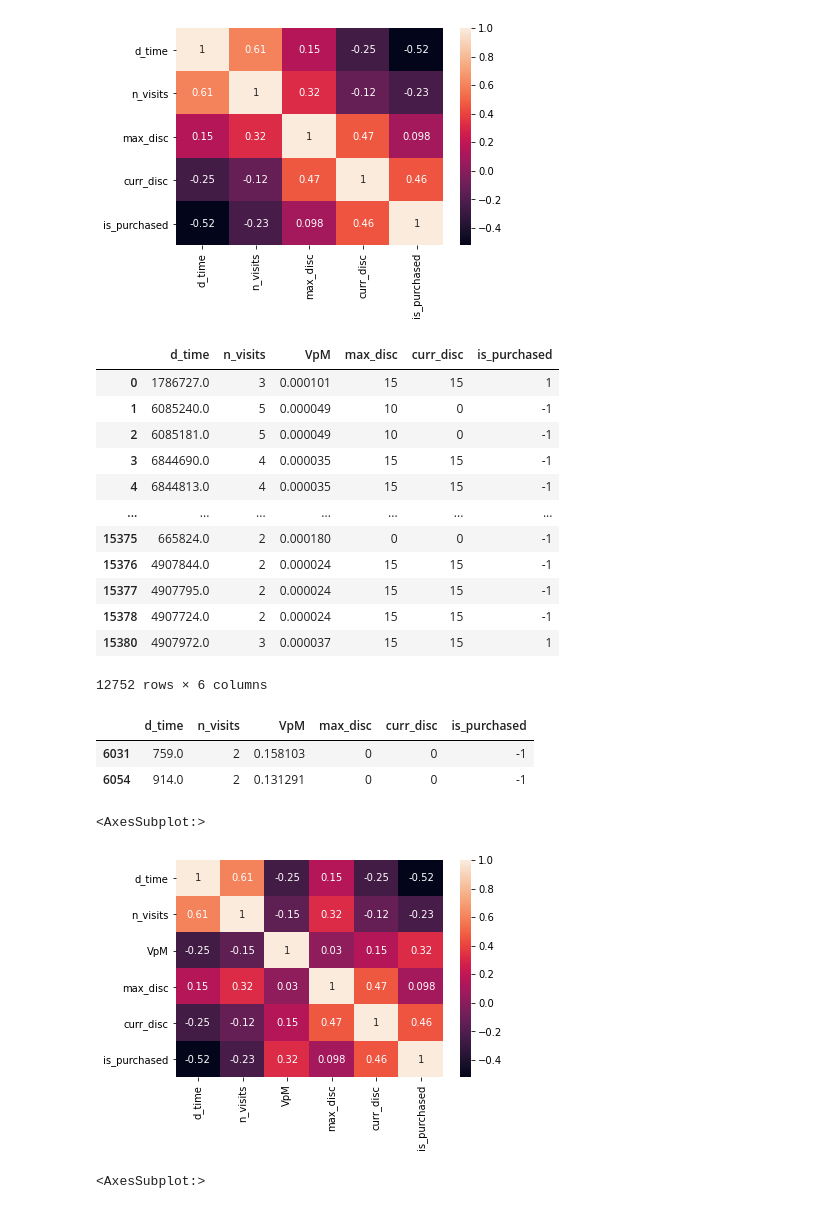
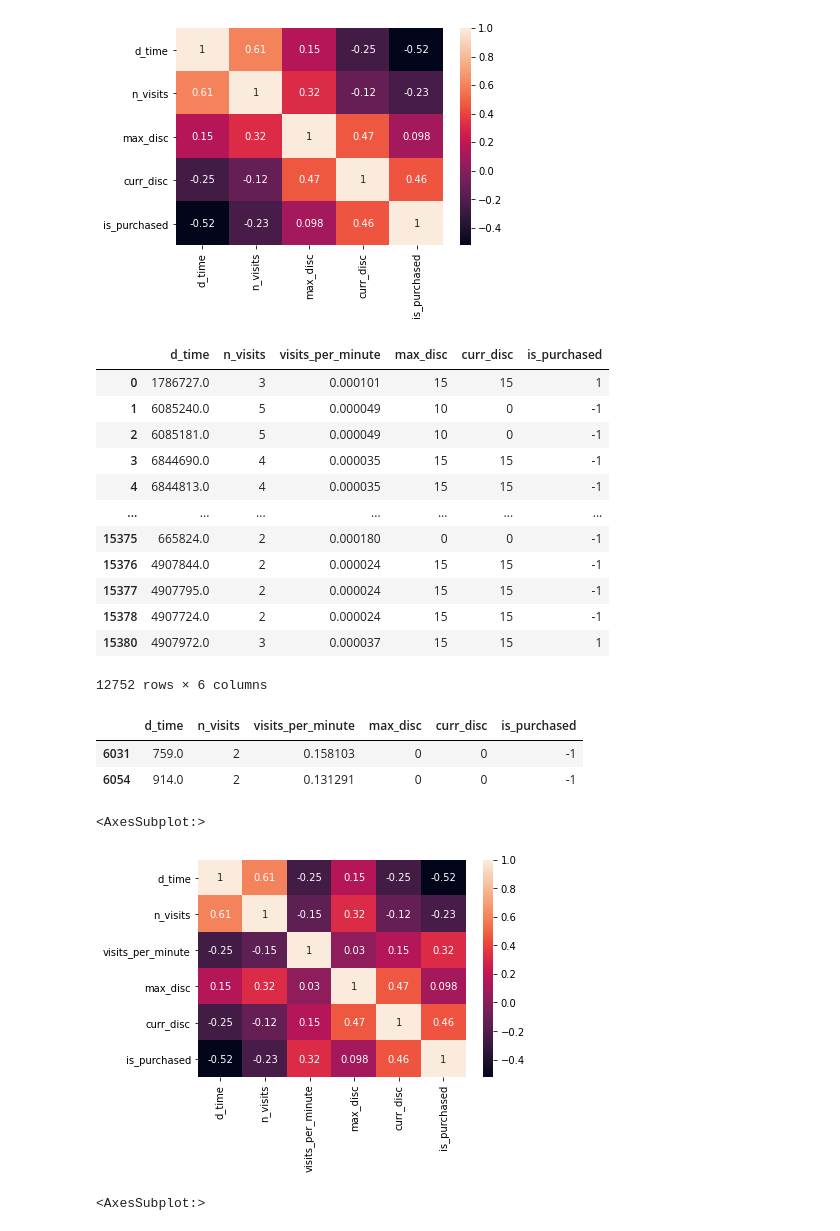
Before and after one commit to tiskus333/AI_discount_predicition, a Jupyter notebook: data_analysis_2.ipynb, the cells around one changed output. Saved outputs shown, nothing was run; the diff lists cells and outputs as text; code cells hidden in the pictures.

```diff
--- a/data_analysis_2.ipynb
+++ b/data_analysis_2.ipynb
@@ -285,11 +285,11 @@ sns.heatmap(df.corr(),annot = True)
 # %%
 visits_per_minute = df.n_visits / df.d_time * 60
 df2 = df.copy(True)
-df2.insert(2,"VpM",visits_per_second,True)
+df2.insert(2,"visits_per_minute",visits_per_minute,True)
 # %%
 df2
 # %% [output]
-|  | d_time | n_visits | VpM | max_disc | curr_disc | is_purchased |
+|  | d_time | n_visits | visits_per_minute | max_disc | curr_disc | is_purchased |
 | 0 | 1786727.0 | 3 | 0.000101 | 15 | 15 | 1 |
 | 1 | 6085240.0 | 5 | 0.000049 | 10 | 0 | -1 |
 | 2 | 6085181.0 | 5 | 0.000049 | 10 | 0 | -1 |
@@ -303,16 +303,17 @@ df2
 | 15380 | 4907972.0 | 3 | 0.000037 | 15 | 15 | 1 |
 12752 rows × 6 columns
 # %%
-df2[(df2.VpM > .1) & (df2.is_purchased != 1)]
+df2[(df2.visits_per_minute > .1) & (df2.is_purchased != 1)]
 # %% [output]
-|  | d_time | n_visits | VpM | max_disc | curr_disc | is_purchased |
+|  | d_time | n_visits | visits_per_minute | max_disc | curr_disc | is_purchased |
 | 6031 | 759.0 | 2 | 0.158103 | 0 | 0 | -1 |
 | 6054 | 914.0 | 2 | 0.131291 | 0 | 0 | -1 |
 # %%
+df2.to_json(r'data2/final_vpm.json',orient="records",lines=True)
 sns.heatmap(df2.corr(),annot = True)
 # %% [output]
 <AxesSubplot:>
-[figure, old version]
+[figure, new version]
 # %%
 normal_t = df['d_time']
 normalized_df = df.copy(True)
```
Also changed, not shown: parts of 3 cells of this notebook, 3 other files.
